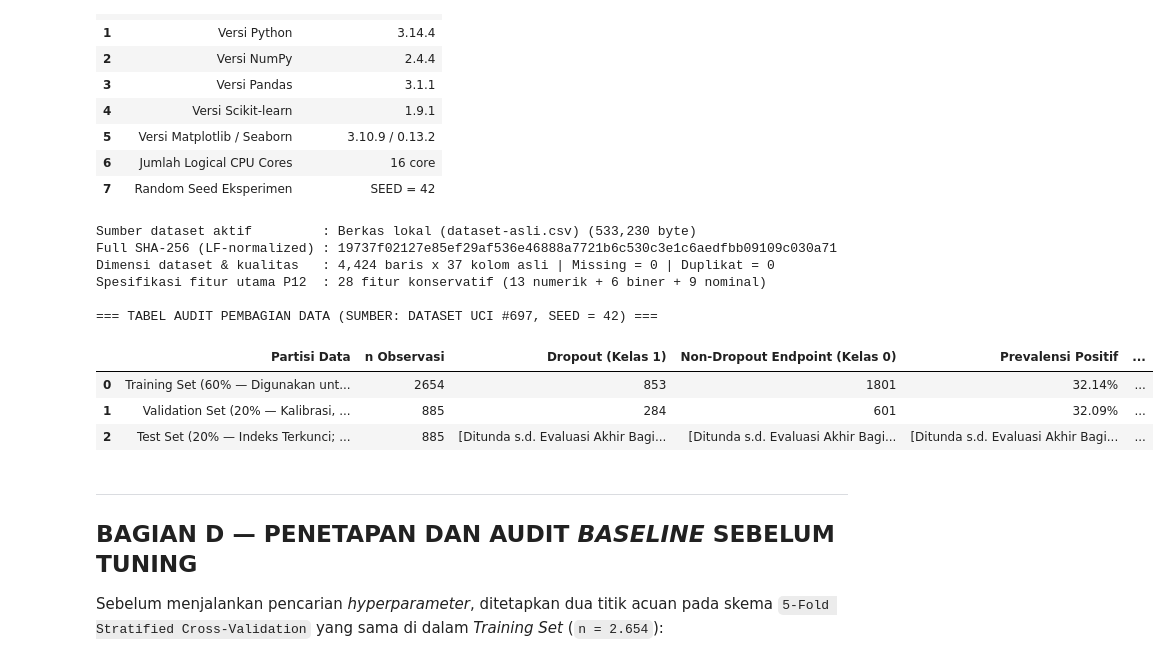
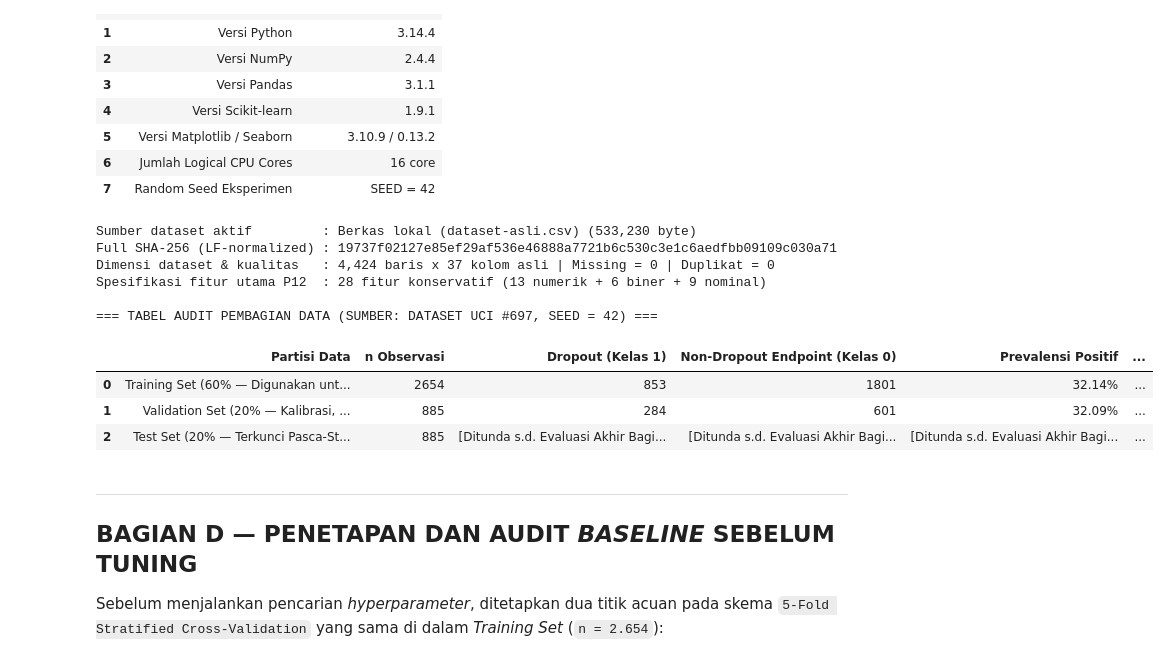
Before and after one commit to fadli154/mesin-learning-smt5, a Jupyter notebook: Pertemuan 12/241730042_Fadli_Hifziansyah_P12_TugasML.ipynb, the cells around one changed output. Drawn from its saved outputs; the diff is of its cells as text; code cells hidden in the pictures.

```diff
--- a/Pertemuan 12/241730042_Fadli_Hifziansyah_P12_TugasML.ipynb
+++ b/Pertemuan 12/241730042_Fadli_Hifziansyah_P12_TugasML.ipynb
@@ -322,7 +322,8 @@ assert len(fitur_konservatif_28) == 28
 assert set(fitur_konservatif_28).isdisjoint(set(fitur_sem2_dikeluarkan))
 assert set(fitur_konservatif_28).isdisjoint(set(fitur_sensitivitas_30_tambahan))
 
-# Reproduksi eksak pembagian berstrata 60/20/20 P11 (label Test Set ditunda hingga Bagian G)
+# Reproduksi pembagian berstrata 60/20/20 P11: kolom Target dipakai di awal hanya untuk pemetaan kelas & stratifikasi split;
+# setelah indeks terpisah, fitur & label Test Set tidak dipakai dalam fit, CV, tuning, kalibrasi, maupun penentuan threshold.
 idx_all = np.arange(len(df_uci))
 idx_dev, idx_test_locked = train_test_split(
     idx_all, test_size=0.20, stratify=df_uci["Target"], random_state=SEED
@@ -362,8 +363,9 @@ def bangun_preprocessor_p11() -> ColumnTransformer:
 def bangun_pipeline_logreg(c_val: float = 1.0, cw_val=None) -> Pipeline:
     '''
     Pipeline utama P11/P12 dengan step 'prep' dan 'clf'.
-    Sesuai dokumentasi Scikit-learn 1.9.1 (penalty deprecated sejak 1.8 & dihapus pada 1.10),
-    l1_ratio=0.0 ditetapkan eksplisit bersama solver='lbfgs' untuk regularisasi murni L2.
+    Sesuai dokumentasi Scikit-learn 1.9.1: l1_ratio=0.0 ditetapkan eksplisit untuk regularisasi murni L2
+    (penalty deprecated sejak 1.8). Catatan: pada solver='lbfgs', random_state tidak memengaruhi optimasi;
+    SEED=42 mengendalikan reproduksibilitas pembagian data dan StratifiedKFold.
     '''
     return Pipeline([
         ("prep", bangun_preprocessor_p11()),
@@ -387,35 +389,35 @@ df_audit_split_p12 = pd.DataFrame([
     },
     {
         "Partisi Data": "Validation Set (20% — Kalibrasi, Threshold Biaya, & Error Analysis)",
         "n Observasi": len(df_val),
         "Dropout (Kelas 1)": str(int((y_val == 1).sum())),
         "Non-Dropout Endpoint (Kelas 0)": str(int((y_val == 0).sum())),
         "Prevalensi Positif": f"{y_val.mean()*100:.2f}%",
         "Subkelas Graduate / Enrolled": f"{int((df_val['Target']=='Graduate').sum())} / {int((df_val['Target']=='Enrolled').sum())}",
     },
     {
-        "Partisi Data": "Test Set (20% — Indeks Terkunci; Tidak Disentuh Selama Tuning)",
+        "Partisi Data": "Test Set (20% — Terkunci Pasca-Stratifikasi; Tidak Dipakai Fit/CV/Tuning/Threshold)",
         "n Observasi": len(idx_test_locked),
         "Dropout (Kelas 1)": "[Ditunda s.d. Evaluasi Akhir Bagian G]",
         "Non-Dropout Endpoint (Kelas 0)": "[Ditunda s.d. Evaluasi Akhir Bagian G]",
         "Prevalensi Positif": "[Ditunda s.d. Evaluasi Akhir Bagian G]",
         "Subkelas Graduate / Enrolled": "[Ditunda]",
     },
 ])
 df_audit_split_p12.to_csv(LUARAN_TAB_DIR / "01_audit_pembagian_data_p12.csv", index=False)
 print("\n=== TABEL AUDIT PEMBAGIAN DATA (SUMBER: DATASET UCI #697, SEED = 42) ===")
 display(df_audit_split_p12)
 # %% [output]
 Sumber dataset aktif         : Berkas lokal (dataset-asli.csv) (533,230 byte)
 Full SHA-256 (LF-normalized) : 19737f02127e85ef29af536e46888a7721b6c530c3e1c6aedfbb09109c030a71
 Dimensi dataset & kualitas   : 4,424 baris x 37 kolom asli | Missing = 0 | Duplikat = 0
 Spesifikasi fitur utama P12  : 28 fitur konservatif (13 numerik + 6 biner + 9 nominal)
 
 === TABEL AUDIT PEMBAGIAN DATA (SUMBER: DATASET UCI #697, SEED = 42) ===
 |  | Partisi Data | n Observasi | Dropout (Kelas 1) | Non-Dropout Endpoint (Kelas 0) | Prevalensi Positif | ... |
 | 0 | Training Set (60% — Digunakan unt... | 2654 | 853 | 1801 | 32.14% | ... |
 | 1 | Validation Set (20% — Kalibrasi, ... | 885 | 284 | 601 | 32.09% | ... |
-| 2 | Test Set (20% — Indeks Terkunci; ... | 885 | [Ditunda s.d. Evaluasi Akhir Bagi... | [Ditunda s.d. Evaluasi Akhir Bagi... | [Ditunda s.d. Evaluasi Akhir Bagi... | ... |
+| 2 | Test Set (20% — Terkunci Pasca-St... | 885 | [Ditunda s.d. Evaluasi Akhir Bagi... | [Ditunda s.d. Evaluasi Akhir Bagi... | [Ditunda s.d. Evaluasi Akhir Bagi... | ... |
 # %% [markdown]
 ---
 ## BAGIAN D — PENETAPAN DAN AUDIT *BASELINE* SEBELUM TUNING
```
Also changed, not shown: parts of 9 cells of this notebook, 9 other files.
